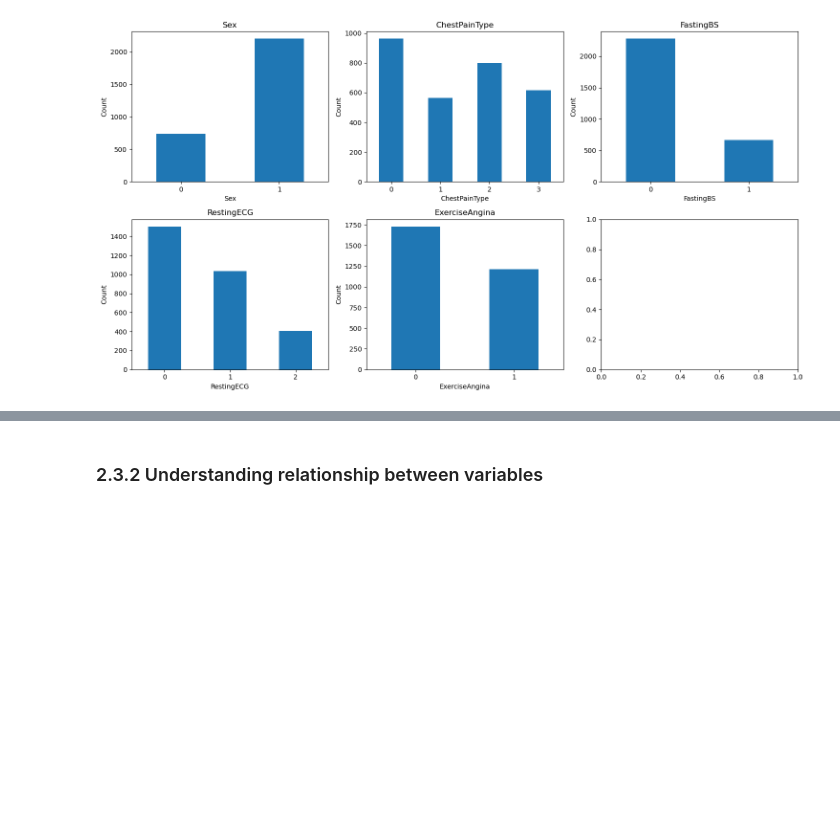
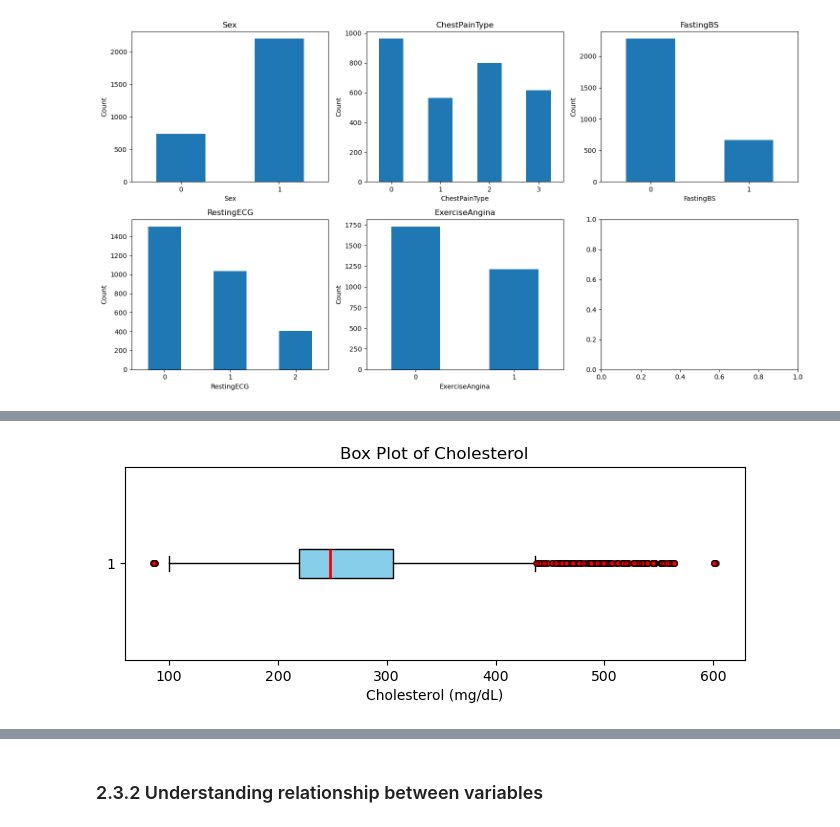
Before and after one commit to AnsonZhu8/MLDP_project, a Jupyter notebook: mldp_project_codes.ipynb, the cells around one changed output, grey strips where cells are left out. Saved outputs shown, nothing was run; the diff lists cells and outputs as text; code cells hidden in the pictures; blank space fills up the shorter version.

```diff
--- a/mldp_project_codes.ipynb
+++ b/mldp_project_codes.ipynb
@@ -249,0 +251,21 @@ plt.show()
+# %%
+# Box plot for Cholesterol
+plt.figure(figsize=(8, 2.5))
+
+plt.boxplot(
+    df["Cholesterol"],
+    vert=False,
+    patch_artist=True,
+    boxprops=dict(facecolor="skyblue", color="black"),
+    medianprops=dict(color="red", linewidth=2),
+    whiskerprops=dict(color="black"),
+    capprops=dict(color="black"),
+    flierprops=dict(marker='o', markerfacecolor='red', markersize=4, alpha=0.6)
+)
+
+plt.title("Box Plot of Cholesterol")
+plt.xlabel("Cholesterol (mg/dL)")
+
+plt.show()
+# %% [output]
+[figure, added]
```
Also changed, not shown: parts of 4 cells of this notebook.
